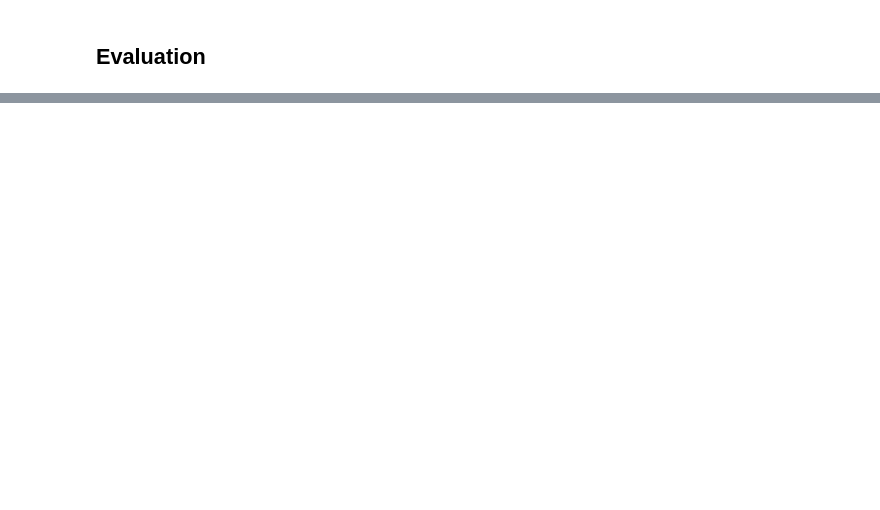
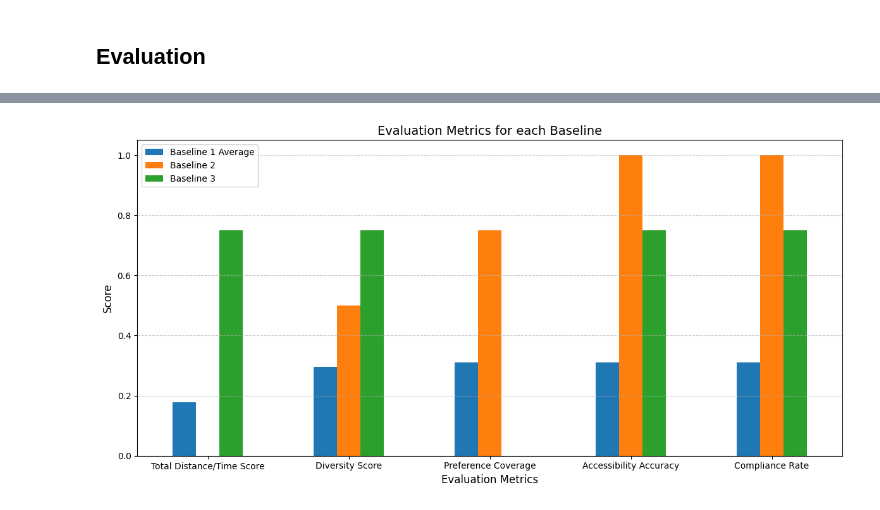
Before and after one commit to jhparkt/Itinerary_Recs, a Jupyter notebook: models/rulebased.ipynb, the cells around one changed output, grey strips where cells are left out. Drawn from its saved outputs; the diff is of its cells as text; code cells hidden in the pictures; blank space fills up the shorter version.

```diff
--- a/models/rulebased.ipynb
+++ b/models/rulebased.ipynb
@@ -283,0 +346,28 @@ Overall Feasibility: FALSE
+# %%
+# manually copied baseline 2, 3 for now
+baseline_data = [
+    list(avg),
+    [0, 0.5, 0.75, 1, 1], # baseline 2
+    [0.75, 0.75, 0, 0.75, 0.75] # baseline 3
+]
+
+df = pd.DataFrame(baseline_data)
+df.columns = ['Total Distance/Time Score', 'Diversity Score', 'Preference Coverage', 'Accessibility Accuracy', 'Compliance Rate']
+
+df_transposed = df.T
+df_transposed.columns = ['Baseline 1 Average', 'Baseline 2', 'Baseline 3']
+
+plt.figure(figsize=(12, 6))
+ax = df_transposed.plot(kind='bar', ax=plt.gca())
+
+plt.title('Evaluation Metrics for each Baseline', fontsize=14)
+plt.xlabel('Evaluation Metrics', fontsize=12)
+plt.ylabel('Score', fontsize=12)
+plt.xticks(rotation=0)
+plt.legend()
+plt.grid(axis='y', linestyle='--', alpha=0.6)
+plt.tight_layout()
+plt.show()
+# plt.savefig('grouped_bar_plot.png')
+# %% [output]
+[figure, added]
```
Also changed, not shown: parts of 9 cells of this notebook, 6 other files.
